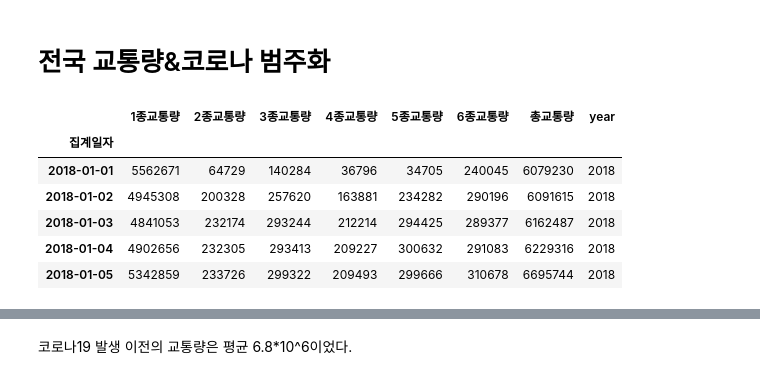
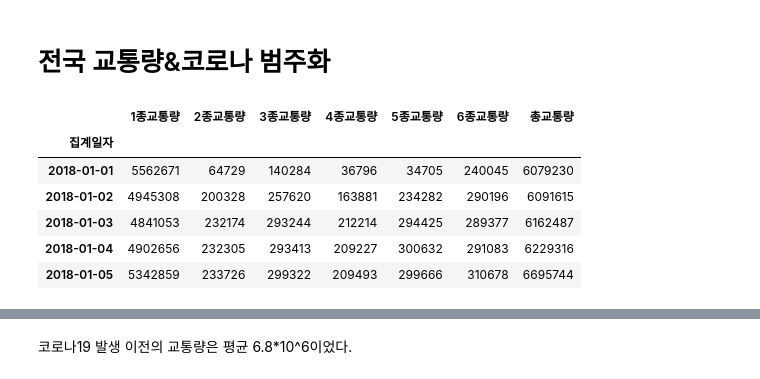
Before and after one commit to WooShangHyeon/damentor_3, a Jupyter notebook: Categorize corona probability_LHJ.ipynb, the cells around one changed output, grey strips where cells are left out. Drawn from its saved outputs; the diff is of its cells as text; code cells hidden in the pictures.

```diff
--- a/Categorize corona probability_LHJ.ipynb
+++ b/Categorize corona probability_LHJ.ipynb
@@ -112,14 +116,13 @@ traffic_data.head()
 # %%
 # 전국 교통량 합산
 
 traffic_data_total=traffic_data.groupby('집계일자')['1종교통량', '2종교통량','3종교통량', '4종교통량', '5종교통량', '6종교통량', '총교통량'].sum()
-traffic_data_total['year']=traffic_data_total.index.year
 traffic_data_total.head()
 # %% [output]
-|  | 1종교통량 | 2종교통량 | 3종교통량 | 4종교통량 | 5종교통량 | 6종교통량 | 총교통량 | year |
-| 집계일자 |  |  |  |  |  |  |  |  |
-| 2018-01-01 | 5562671 | 64729 | 140284 | 36796 | 34705 | 240045 | 6079230 | 2018 |
-| 2018-01-02 | 4945308 | 200328 | 257620 | 163881 | 234282 | 290196 | 6091615 | 2018 |
-| 2018-01-03 | 4841053 | 232174 | 293244 | 212214 | 294425 | 289377 | 6162487 | 2018 |
-| 2018-01-04 | 4902656 | 232305 | 293413 | 209227 | 300632 | 291083 | 6229316 | 2018 |
-| 2018-01-05 | 5342859 | 233726 | 299322 | 209493 | 299666 | 310678 | 6695744 | 2018 |
+|  | 1종교통량 | 2종교통량 | 3종교통량 | 4종교통량 | 5종교통량 | 6종교통량 | 총교통량 |
+| 집계일자 |  |  |  |  |  |  |  |
+| 2018-01-01 | 5562671 | 64729 | 140284 | 36796 | 34705 | 240045 | 6079230 |
+| 2018-01-02 | 4945308 | 200328 | 257620 | 163881 | 234282 | 290196 | 6091615 |
+| 2018-01-03 | 4841053 | 232174 | 293244 | 212214 | 294425 | 289377 | 6162487 |
+| 2018-01-04 | 4902656 | 232305 | 293413 | 209227 | 300632 | 291083 | 6229316 |
+| 2018-01-05 | 5342859 | 233726 | 299322 | 209493 | 299666 | 310678 | 6695744 |
```
Also changed, not shown: parts of 21 cells of this notebook, 2 other files.
